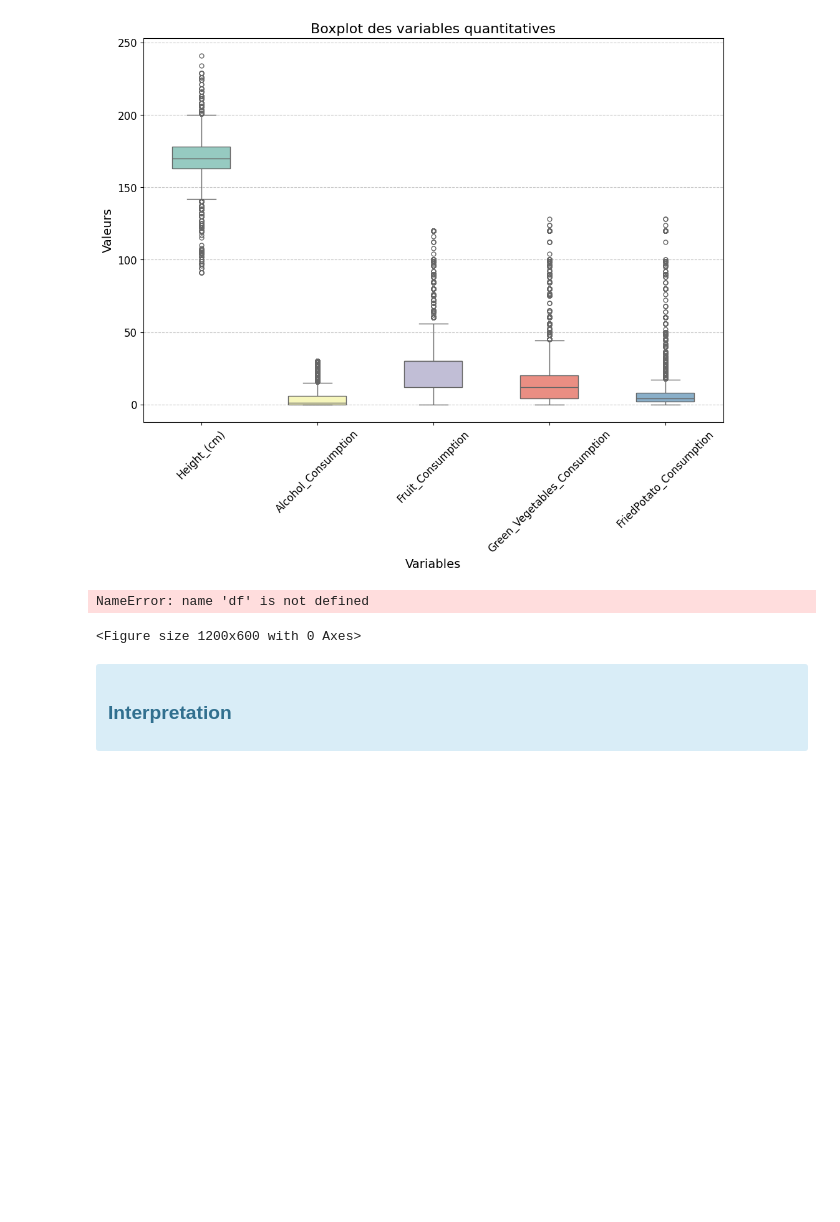
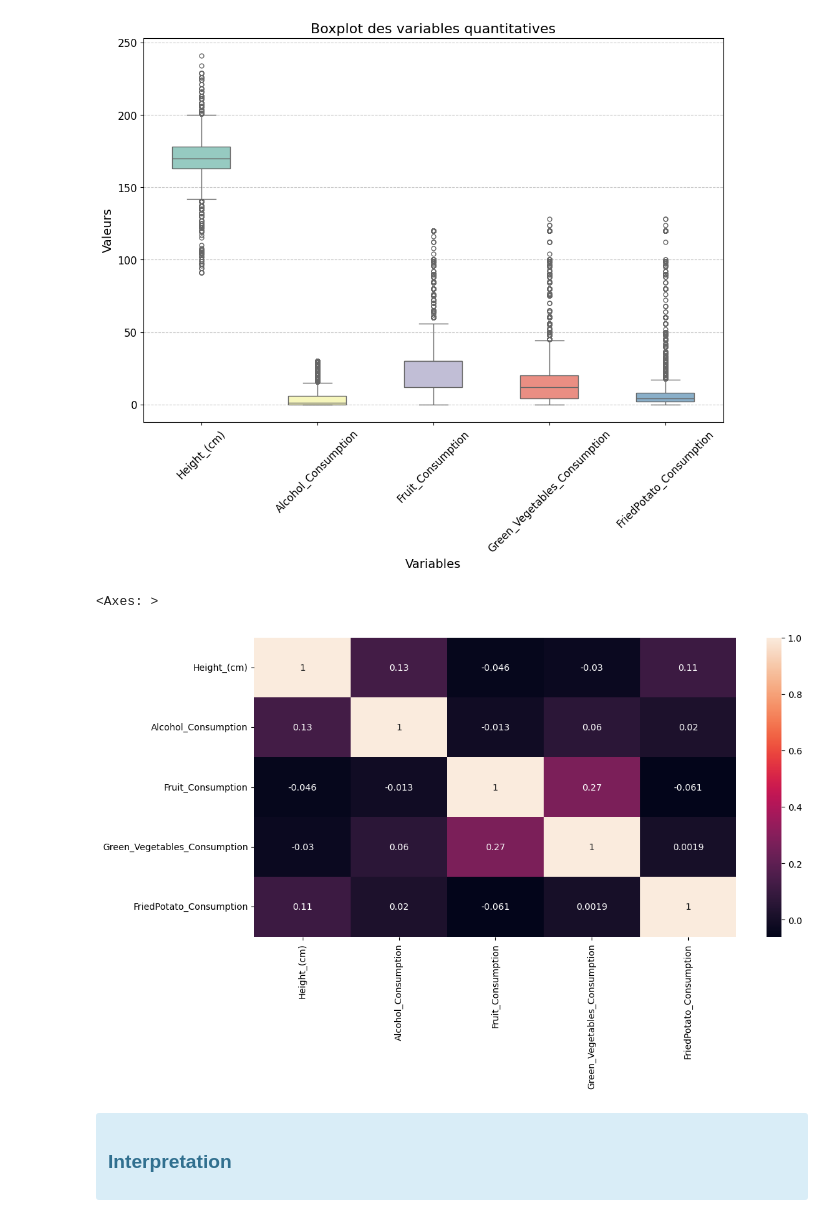
Before and after one commit to gir-yay/AI, a Jupyter notebook: projet.ipynb, the cells around one changed output. Cells and saved outputs as stored; diff of their text form; code cells hidden in the pictures; blank space fills up the shorter version.

```diff
--- a/projet.ipynb
+++ b/projet.ipynb
@@ -257,11 +257,11 @@ plt.show()
 # %%
 # Correlation Heatmap visualization code
 plt.figure(figsize=(12,6))
-corr=df.corr()
+corr=quantis.corr()
 sns.heatmap(corr,annot=True)
 # %% [output]
-NameError: name 'df' is not defined
+<Axes: >
-<Figure size 1200x600 with 0 Axes>
+[figure, added]
 # %% [markdown]
 <div class="alert alert-info">
 <h3>Interpretation</h3>
```
